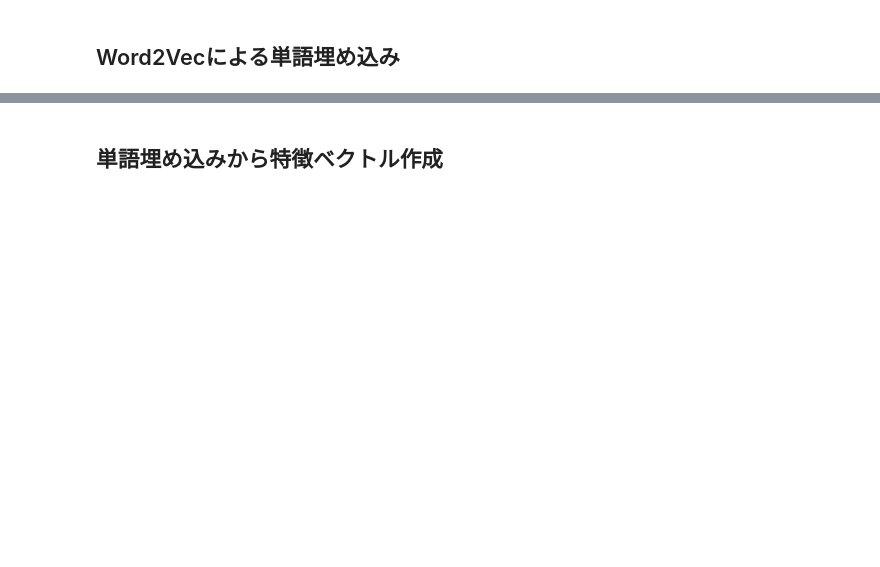
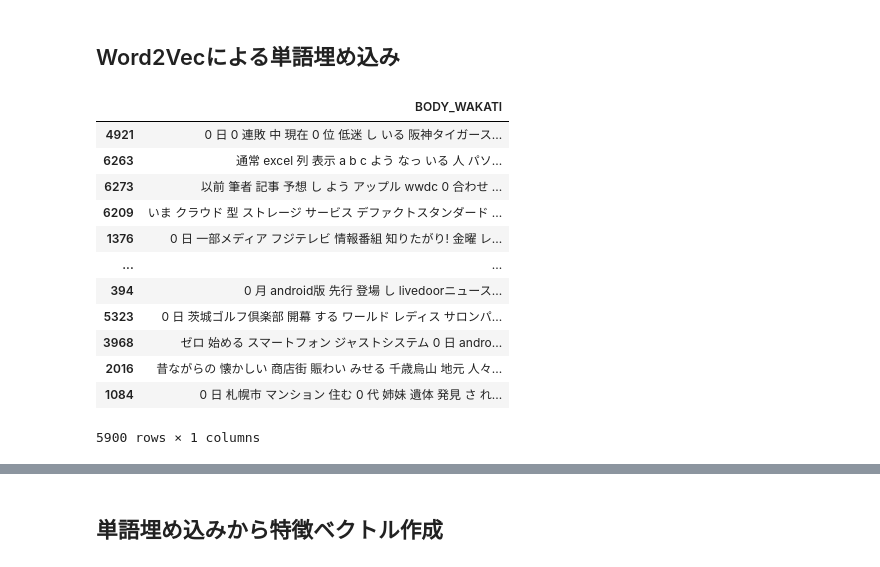
Before and after one commit to takeYY/ml-test-with-jupyter, a Jupyter notebook: livedoor_news_multi_classification.ipynb, the cells around one changed output, grey strips where cells are left out. Drawn from its saved outputs; the diff is of its cells as text; code cells hidden in the pictures; blank space fills up the shorter version.

```diff
--- a/livedoor_news_multi_classification.ipynb
+++ b/livedoor_news_multi_classification.ipynb
@@ -72,5 +98,7 @@ def preprocessing(text):
   return text
 # %%
 df['TITLE'] = df['TITLE'].map(preprocessing)
+# %%
+df['BODY'] = df['BODY'].map(preprocessing)
 # %%
 df.head()
@@ -138,9 +211,23 @@ print(test['CATEGORY_CODE'].value_counts())
 # %% [markdown]
 ## Word2Vecによる単語埋め込み
 # %%
-wakati = train[['TITLE_WAKATI']]
+wakati = train[['BODY_WAKATI']]
 wakati.to_csv('wakati.csv', sep='\n', header=True, index=False)
 wakati
+# %% [output]
+|  | BODY_WAKATI |
+| 4921 | 0 日 0 連敗 中 現在 0 位 低迷 し いる 阪神タイガース... |
+| 6263 | 通常 excel 列 表示 a b c よう なっ いる 人 パソ... |
+| 6273 | 以前 筆者 記事 予想 し よう アップル wwdc 0 合わせ ... |
+| 6209 | いま クラウド 型 ストレージ サービス デファクトスタンダード ... |
+| 1376 | 0 日 一部メディア フジテレビ 情報番組 知りたがり! 金曜 レ... |
+| ... | ... |
+| 394 | 0 月 android版 先行 登場 し livedoorニュース... |
+| 5323 | 0 日 茨城ゴルフ倶楽部 開幕 する ワールド レディス サロンパ... |
+| 3968 | ゼロ 始める スマートフォン ジャストシステム 0 日 andro... |
+| 2016 | 昔ながらの 懐かしい 商店街 賑わい みせる 千歳烏山 地元 人々... |
+| 1084 | 0 日 札幌市 マンション 住む 0 代 姉妹 遺体 発見 さ れ... |
+5900 rows × 1 columns
 # %%
 from gensim.models import word2vec
 import logging
```
Also changed, not shown: parts of 29 cells of this notebook.
